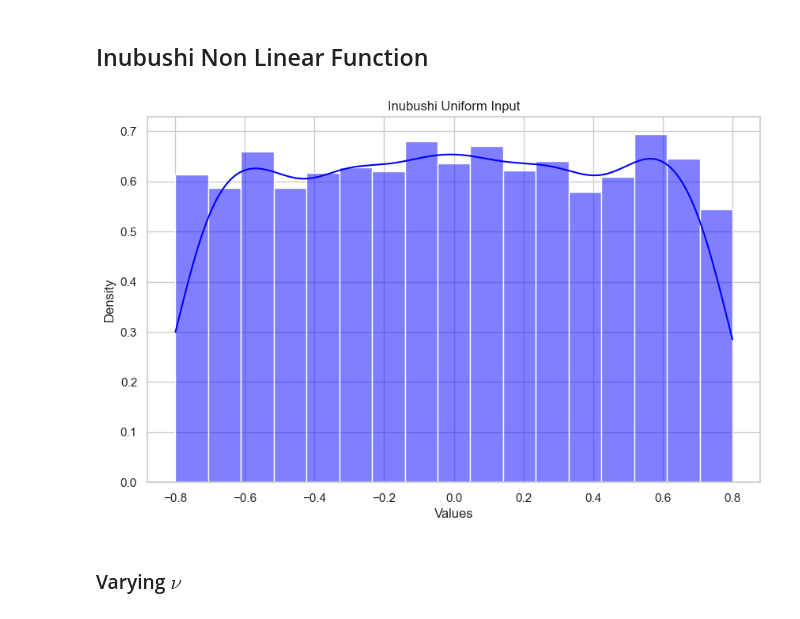
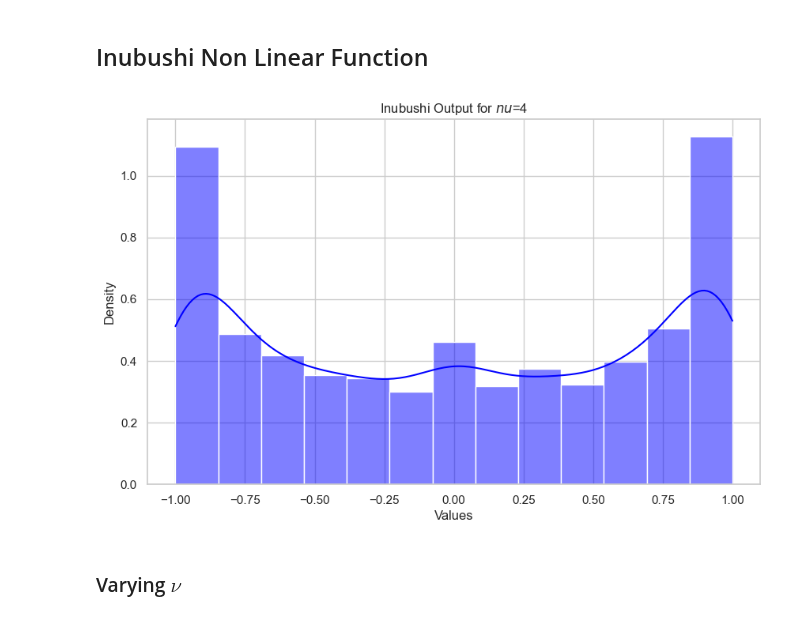
Before and after one commit to Sergio-Ltr/Generalized-Intrinsic-Plasticity, a Jupyter notebook: EXPERIMENTS/BENCHMARKS/NonLinearBenchmarks.ipynb, the cells around one changed output. Saved outputs shown, nothing was run; the diff lists cells and outputs as text; code cells hidden in the pictures.

```diff
--- a/EXPERIMENTS/BENCHMARKS/NonLinearBenchmarks.ipynb
+++ b/EXPERIMENTS/BENCHMARKS/NonLinearBenchmarks.ipynb
@@ -233,15 +278,16 @@ plot_distribution(NARMA10(split=False).Y_DATA, "Narma 10")
 # %% [markdown]
 ## Inubushi Non Linear Function
 # %%
-data = InubushiFunction(nu=1)
-data.delay_timeseries(20)
+nu = 4
+tau = 1
+data = InubushiFunction(nu=nu)
+data.delay_timeseries(tau)
 data.split([80,0,20])
 
 X_Inubushi, Y_Inubushi = data.TR()
 
-
-plot_distribution(X_Inubushi, "Inubushi Uniform Input")
+plot_distribution(Y_Inubushi, f"Inubushi Output for $nu$={nu}")
 # %% [output]
-[figure, old version]
+[figure, new version]
 # %% [markdown]
 ### Varying $\nu$
```
Also changed, not shown: parts of 14 cells of this notebook, 8 other files.
